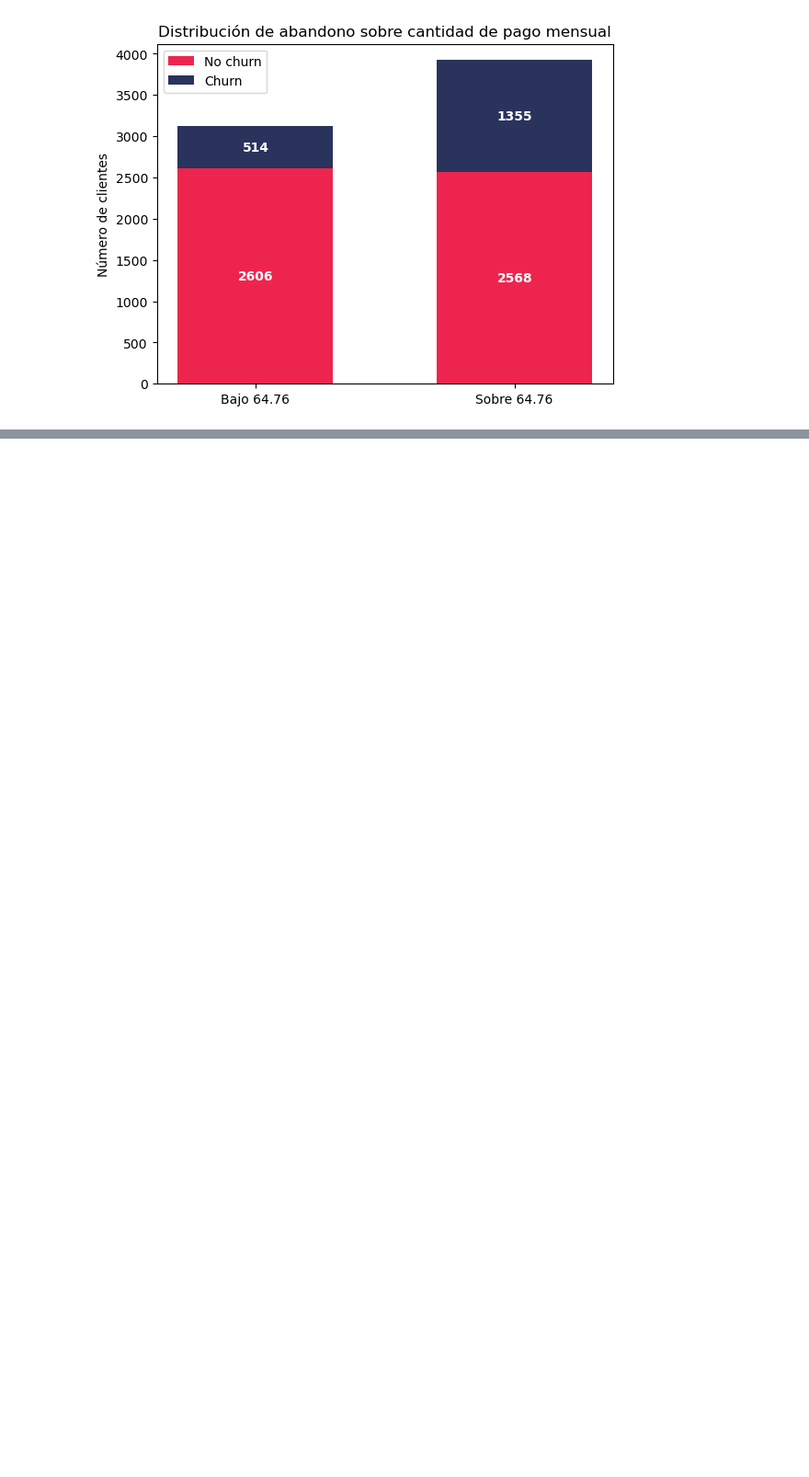
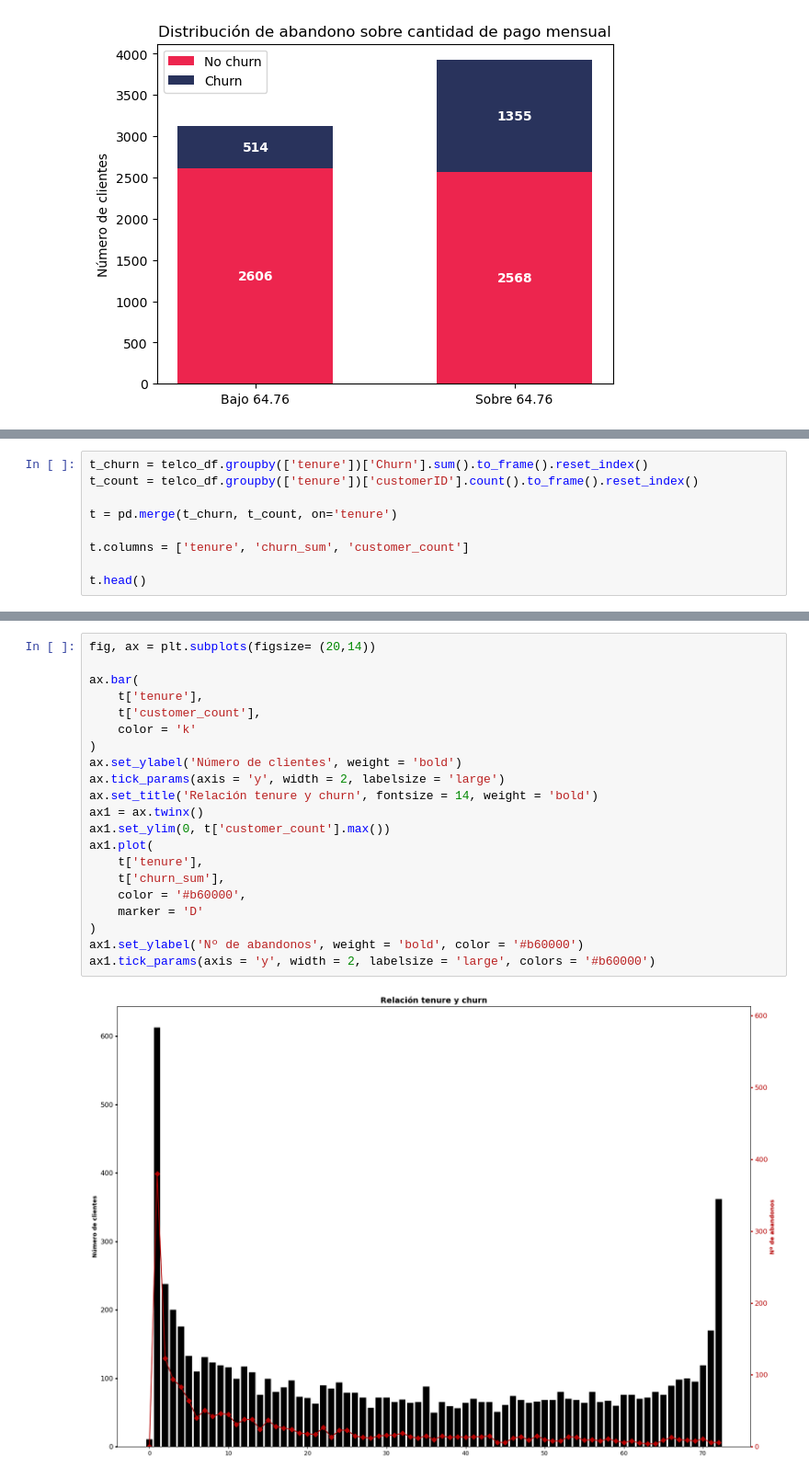
Before and after one commit to Jaumeesoleer/telco-churn-prediction, a Jupyter notebook: notebooks/EDA.ipynb, the cells around one changed output, grey strips where cells are left out. Shown at 92% size. Saved outputs shown, nothing was run; the diff lists cells and outputs as text; blank space fills up the shorter version.

```diff
--- a/notebooks/EDA.ipynb
+++ b/notebooks/EDA.ipynb
@@ -279,0 +336,9 @@ plt.show()
+# %%
+t_churn = telco_df.groupby(['tenure'])['Churn'].sum().to_frame().reset_index()
+t_count = telco_df.groupby(['tenure'])['customerID'].count().to_frame().reset_index()
+
+t = pd.merge(t_churn, t_count, on='tenure')
+
+t.columns = ['tenure', 'churn_sum', 'customer_count']
+
+t.head()
@@ -279,0 +352,23 @@ plt.show()
+# %%
+fig, ax = plt.subplots(figsize= (20,14))
+
+ax.bar(
+    t['tenure'],
+    t['customer_count'],
+    color = 'k'
+)
+ax.set_ylabel('Número de clientes', weight = 'bold')
+ax.tick_params(axis = 'y', width = 2, labelsize = 'large')
+ax.set_title('Relación tenure y churn', fontsize = 14, weight = 'bold')
+ax1 = ax.twinx()
+ax1.set_ylim(0, t['customer_count'].max())
+ax1.plot(
+    t['tenure'],
+    t['churn_sum'],
+    color = '#b60000',
+    marker = 'D'
+)
+ax1.set_ylabel('Nº de abandonos', weight = 'bold', color = '#b60000')
+ax1.tick_params(axis = 'y', width = 2, labelsize = 'large', colors = '#b60000')
+# %% [output]
+[figure, added]
```
Also changed, not shown: parts of 6 cells of this notebook.
